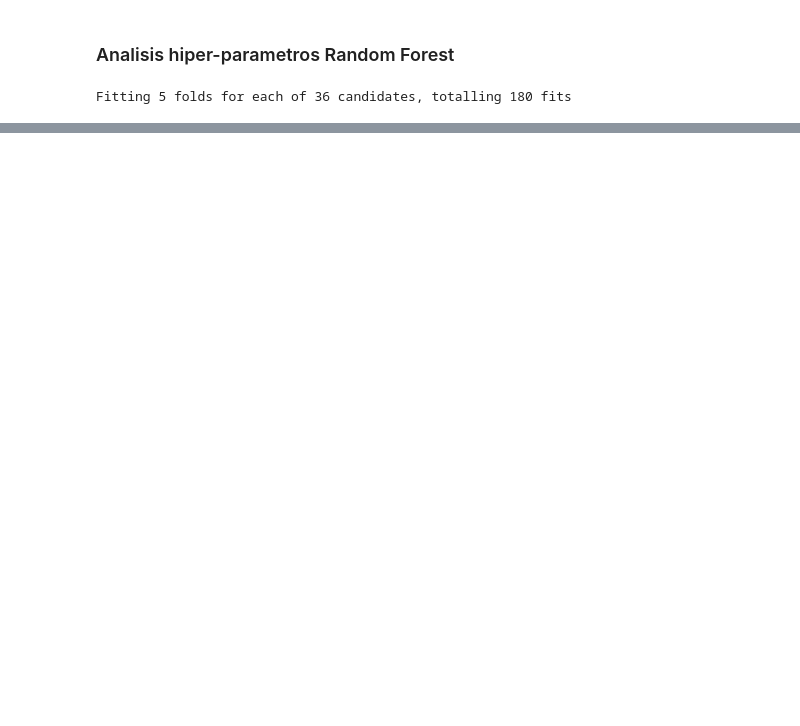
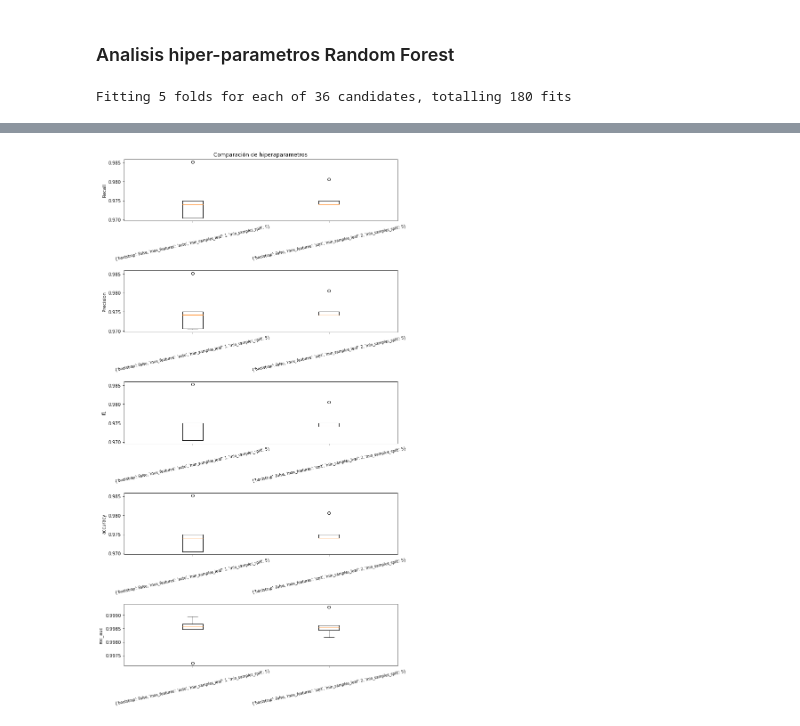
Before and after one commit to vidaldani/MangoGrading, a Jupyter notebook: RandomForest.ipynb, the cells around one changed output, grey strips where cells are left out. Saved outputs shown, nothing was run; the diff lists cells and outputs as text; code cells hidden in the pictures; blank space fills up the shorter version.

```diff
--- a/RandomForest.ipynb
+++ b/RandomForest.ipynb
@@ -42,2 +40,12 @@ from sklearn.model_selection import KFold, GridSearchCV
+# %%
+%store -r scoring X X_val CV t t_val f h w n
+
+n1=X_val.shape
+x_train = X
+t_train = t
+x_val = X_val.reshape(n1[0],h*w*3)
+
+x_train, t_train = shuffle(x_train,t_train)
+x_val,t_val = shuffle(x_val,t_val)
 # %% [markdown]
 #### Validación cruzada con Random Forest
@@ -73,17 +54,15 @@ Average       0.969074          0.997847
 # %% [markdown]
 ### Analisis hiper-parametros Random Forest
 # %%
-max_depth = [int(x) for x in np.linspace(10, 110, num = 11)]
-max_depth.append(None)
-param_grid = {#'n_estimators': [int(x) for x in np.linspace(start = 200, stop = 2000, num = 10)],
+
+param_grid = {
                'max_features': ['auto', 'sqrt'],
-               #'max_depth': max_depth,
                'min_samples_split': [2, 5, 10],
                'min_samples_leaf': [1, 2, 4],
                'bootstrap': [True, False]}
 
-search = GridSearchCV(estimator = modelRF, param_grid =param_grid, n_jobs=-1,cv=CV,scoring=scoring,verbose=1,refit=False)
-search_results = search.fit(X,t)
+search = GridSearchCV(estimator = modelRF, param_grid =param_grid, n_jobs=-1,cv=CV,scoring=scoring,verbose=5,refit=False)
+search_results = search.fit(x_train,t_train)
 # %% [output]
 Fitting 5 folds for each of 36 candidates, totalling 180 fits
 # %%
@@ -156,0 +138,75 @@ plt.show()
+# %%
+top_recall =[]
+top_precision = []
+top_f1 =[]
+top_accuracy = []
+top_roc_auc  =[]
+top_labels = []
+
+
+for c in range(len(labels)):
+    for score in scoring:
+        x = df['rank_test_'+score]
+        if score == 'recall_macro':
+            if x[c] <= 2 :
+                top_recall.append(df.iloc[c,9:14].to_list())
+                top_labels.append(df['params'][c])
+        elif score == 'precision_macro':
+            if x[c] <= 2 :
+                top_precision.append(df.iloc[c,17:22].to_list())
+        elif score == 'f1_macro':
+            if x[c] <= 2 :
+                top_f1.append(df.iloc[c,25:30].to_list())
+        elif score == 'accuracy':
+            if x[c] <= 2 :
+                top_accuracy.append(df.iloc[c,33:38].to_list())
+        elif score == 'roc_auc_ovo':
+            if x[c] <= 2 :
+                top_roc_auc.append(df.iloc[c,41:46].to_list())
+
+
+fig, ax = plt.subplots(5,1)
+rotation = 12
+ax[0].boxplot(top_recall,labels=top_labels)
+ax[0].set_xticklabels(labels=top_labels,rotation=rotation, fontsize=8)
+ax[0].set(
+    axisbelow=True,  # Hide the grid behind plot objects
+    title='Comparación de hiperaparametros',
+    ylabel='Recall'
+    )
+
+ax[1].boxplot(top_precision,labels=top_labels)
+ax[1].set_xticklabels(labels=top_labels,rotation=rotation, fontsize=8)
+ax[1].set(
+    axisbelow=True,  # Hide the grid behind plot objects
+    ylabel='Precision'
+)
+
+ax[2].boxplot(top_f1,labels=top_labels)
+ax[2].set_xticklabels(labels=top_labels,rotation=rotation, fontsize=8)
+ax[2].set(
+    axisbelow=True,  # Hide the grid behind plot objects
+    ylabel='f1'
+)
+
+
+ax[3].boxplot(top_accuracy,labels=top_labels)
+ax[3].set_xticklabels(labels=top_labels,rotation=rotation, fontsize=8)
+ax[3].set(
+    axisbelow=True,  # Hide the grid behind plot objects
+    ylabel='accuracy'
+)
+
+
+ax[4].boxplot(top_roc_auc,labels=top_labels)
+ax[4].set_xticklabels(labels=top_labels,rotation=rotation, fontsize=8)
+ax[4].set(
+    axisbelow=True,  # Hide the grid behind plot objects
+    ylabel='roc_auc'
+)
+fig.subplots_adjust(left=0.08, right=1.5, bottom=0.05, top=4,
+                    hspace=0.8, wspace=0.3)
+
+plt.show()
+# %% [output]
+[figure, added]
```
Also changed, not shown: parts of 14 cells of this notebook, 5 other files.
